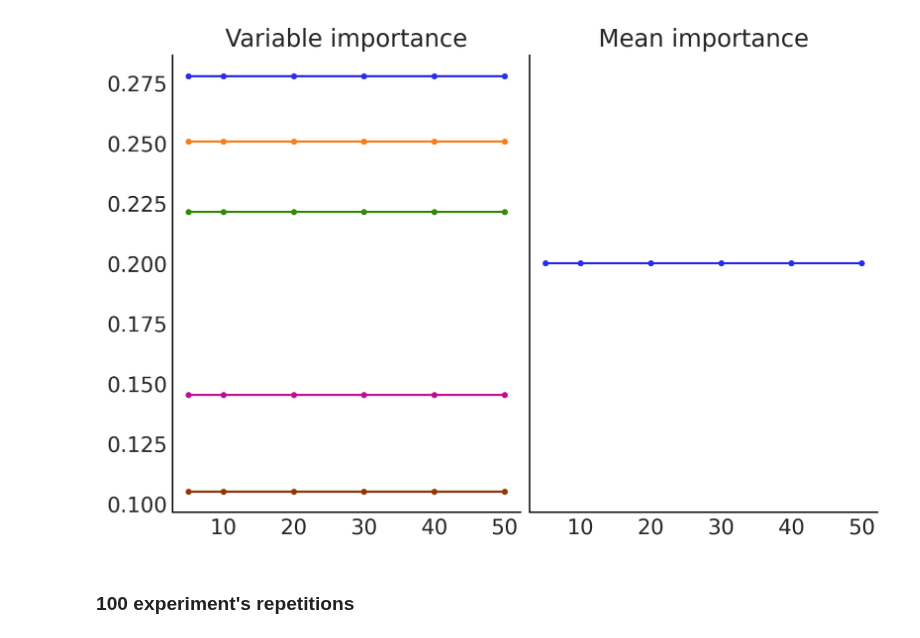
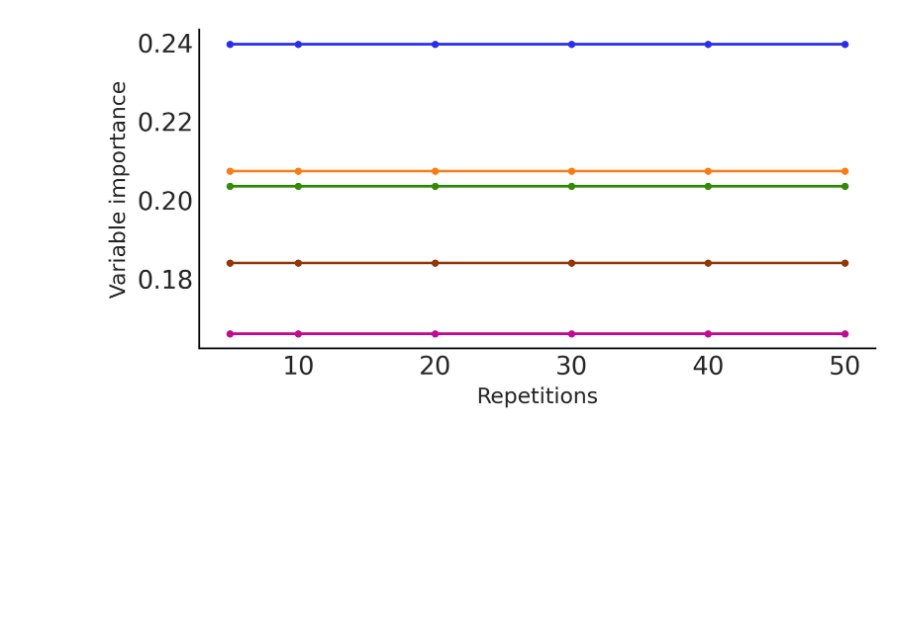
Before and after one commit to Grupo-de-modelado-probabilista/BART, a Jupyter notebook: variable_selection/VI-similar.ipynb, the cells around one changed output. Drawn from its saved outputs; the diff is of its cells as text; code cells hidden in the pictures; blank space fills up the shorter version.

```diff
--- a/variable_selection/VI-similar.ipynb
+++ b/variable_selection/VI-similar.ipynb
@@ -39,3 +52,3 @@ ordered_var_idx, axes = pmb.plot_variable_importance(
 # %%
-pmb.plot_variable_importance(idata, μ, X, labels, samples=samples, method="backward")
+indices_bw, _ = pmb.plot_variable_importance(idata, μ, X, method="backward")
 # %% [output]
@@ -199,12 +195,12 @@ N = [5, 10, 20, 30, 40, 50]
 vis_arr = np.array(VIs_50)
 vi_v_mean = np.zeros((len(N), vis_arr.shape[1]))
 for idx, n in enumerate(N):
-    for i in range(0, 5):
+    for i in range(X.shape[1]):
         vi_v_mean[idx:, i] = vis_arr[:, i][0 : n - 1].mean()
 
-_, axes = plt.subplots(1, 2, sharey=True)
-axes[0].plot(N, vi_v_mean, ".-")
-axes[1].plot(N, vi_v_mean.mean(1), ".-")
-axes[0].set_title("Variable importance")
-axes[1].set_title("Mean importance");
+_, axes = plt.subplots(figsize=(6, 3))
+axes.plot(N, vi_v_mean, ".-")
+axes.set_xlabel("Repetitions", fontsize=12)
+axes.set_ylabel("Variable importance", fontsize=12)
+plt.savefig("VI-similar_50r_once.png");
 # %% [output]
@@ -221,7 +217,11 @@ for _ in range(50):
         μ = pmb.BART("μ", X, Y, m=50)
         σ = pm.HalfNormal("σ", 1)
         y = pm.Normal("y", μ, σ, observed=Y)
-        idata_50_r = pm.sample(chains=4, compute_convergence_checks=False)
+        idata_50_r = pm.sample(
+            chains=4,
+            compute_convergence_checks=False,
+            random_seed=RANDOM_SEED,
+        )
     VI = idata.sample_stats["variable_inclusion"].mean(("chain", "draw")).values
     VIs_50_r.append(VI / VI.sum())
 # %% [output]
@@ -264,17 +252,15 @@ CompoundStep
 # %%
-N = [5, 10, 20, 30, 40, 50]
-vis_arr = np.array(VIs_50_r)
-vi_v_mean = np.zeros((len(N), vis_arr.shape[1]))
-for idx, n in enumerate(N):
-    for i in range(0, 5):
-        vi_v_mean[idx:, i] = vis_arr[:, i][0 : n - 1].mean()
+N50r = [5, 10, 20, 30, 40, 50]
+vis_arr_50r = np.array(VIs_50_r)
+vi_v_mean_50r = np.zeros((len(N50r), vis_arr_50r.shape[1]))
+for idx, n in enumerate(N50r):
+    for i in range(0, X.shape[1]):
+        vi_v_mean_50r[idx:, i] = vis_arr_50r[:, i][0 : n - 1].mean()
 
-_, axes = plt.subplots(1, 2, sharey=True)
-axes[0].plot(N, vi_v_mean, ".-")
-axes[1].plot(N, vi_v_mean.mean(1), ".-")
-axes[0].set_title("Variable importance")
-axes[1].set_title("Mean importance");
+_, axes = plt.subplots(figsize=(6, 3))
+axes.plot(N50r, vi_v_mean_50r, ".-")
+axes.set_xlabel("Repetitions", fontsize=12)
+axes.set_ylabel("Variable importance", fontsize=12)
+plt.savefig("VI-similar_50r_each.png");
 # %% [output]
-[figure, old version]
+[figure, new version]
-# %% [markdown]
-### 100 experiment's repetitions
```
Also changed, not shown: parts of 35 cells of this notebook.
